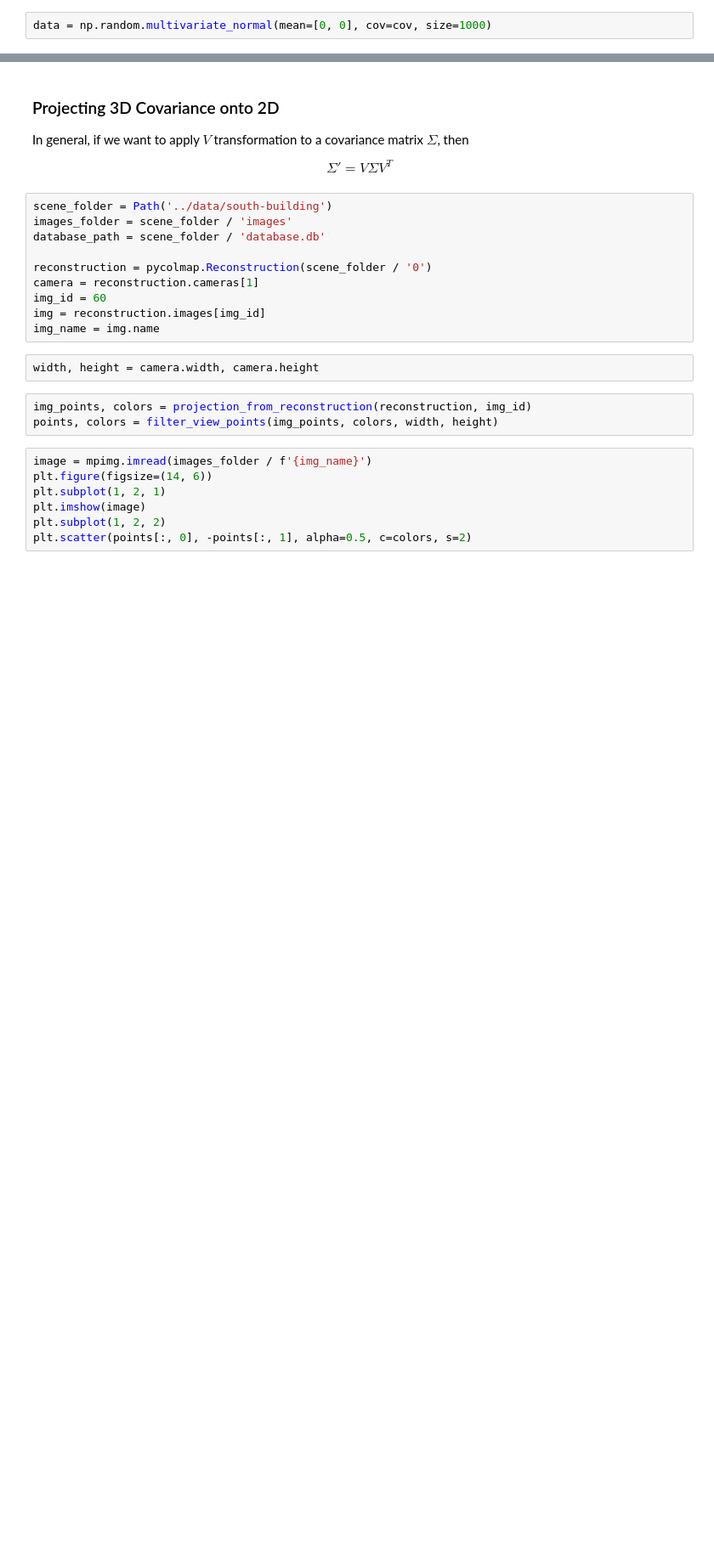
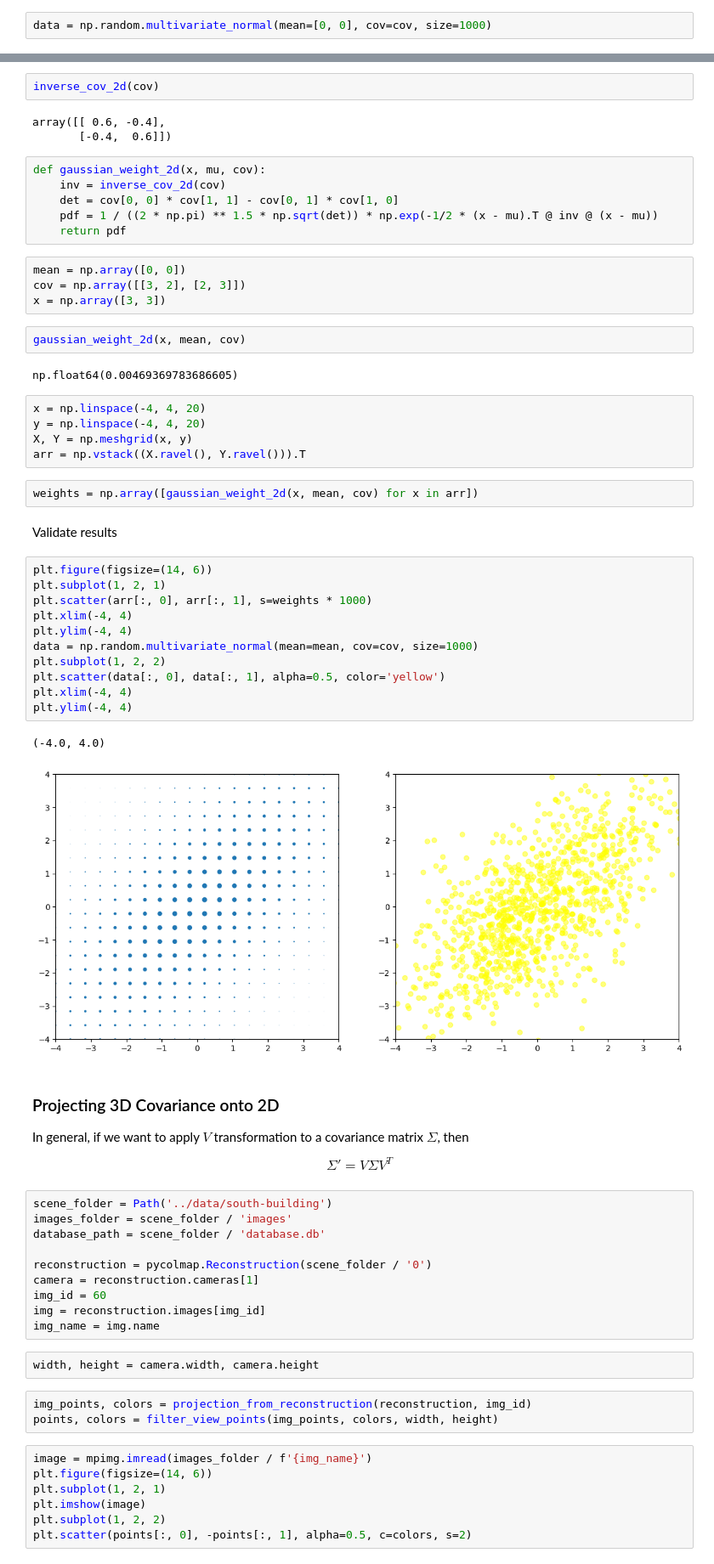
Before and after one commit to farqlia/UrbanViewsModeling, a Jupyter notebook: notebooks/Gaussian.ipynb, the cells around one changed output, grey strips where cells are left out. Shown at 85% size. Saved outputs shown, nothing was run; the diff lists cells and outputs as text; blank space fills up the shorter version.

```diff
--- a/notebooks/Gaussian.ipynb
+++ b/notebooks/Gaussian.ipynb
@@ -118,3 +131,45 @@ plt.scatter(data[:, 0], data[:, 1], alpha=0.5, color='yellow')
+# %%
+inverse_cov_2d(cov)
+# %% [output]
+array([[ 0.6, -0.4],
+       [-0.4,  0.6]])
+# %%
+def gaussian_weight_2d(x, mu, cov):
+    inv = inverse_cov_2d(cov)
+    det = cov[0, 0] * cov[1, 1] - cov[0, 1] * cov[1, 0]
+    pdf = 1 / ((2 * np.pi) ** 1.5 * np.sqrt(det)) * np.exp(-1/2 * (x - mu).T @ inv @ (x - mu))
+    return pdf
+# %%
+mean = np.array([0, 0])
+cov = np.array([[3, 2], [2, 3]])
+x = np.array([3, 3])
+# %%
+gaussian_weight_2d(x, mean, cov)
+# %% [output]
+np.float64(0.00469369783686605)
+# %%
+x = np.linspace(-4, 4, 20)
+y = np.linspace(-4, 4, 20)
+X, Y = np.meshgrid(x, y)
+arr = np.vstack((X.ravel(), Y.ravel())).T
+# %%
+weights = np.array([gaussian_weight_2d(x, mean, cov) for x in arr])
+# %% [markdown]
+Validate results
+# %%
+plt.figure(figsize=(14, 6))
+plt.subplot(1, 2, 1)
+plt.scatter(arr[:, 0], arr[:, 1], s=weights * 1000)
+plt.xlim(-4, 4)
+plt.ylim(-4, 4)
+data = np.random.multivariate_normal(mean=mean, cov=cov, size=1000)
+plt.subplot(1, 2, 2)
+plt.scatter(data[:, 0], data[:, 1], alpha=0.5, color='yellow')
+plt.xlim(-4, 4)
+plt.ylim(-4, 4)
+# %% [output]
+(-4.0, 4.0)
+[figure, added]
 # %% [markdown]
 ### Projecting 3D Covariance onto 2D
 
```
Also changed, not shown: parts of 21 cells of this notebook.
